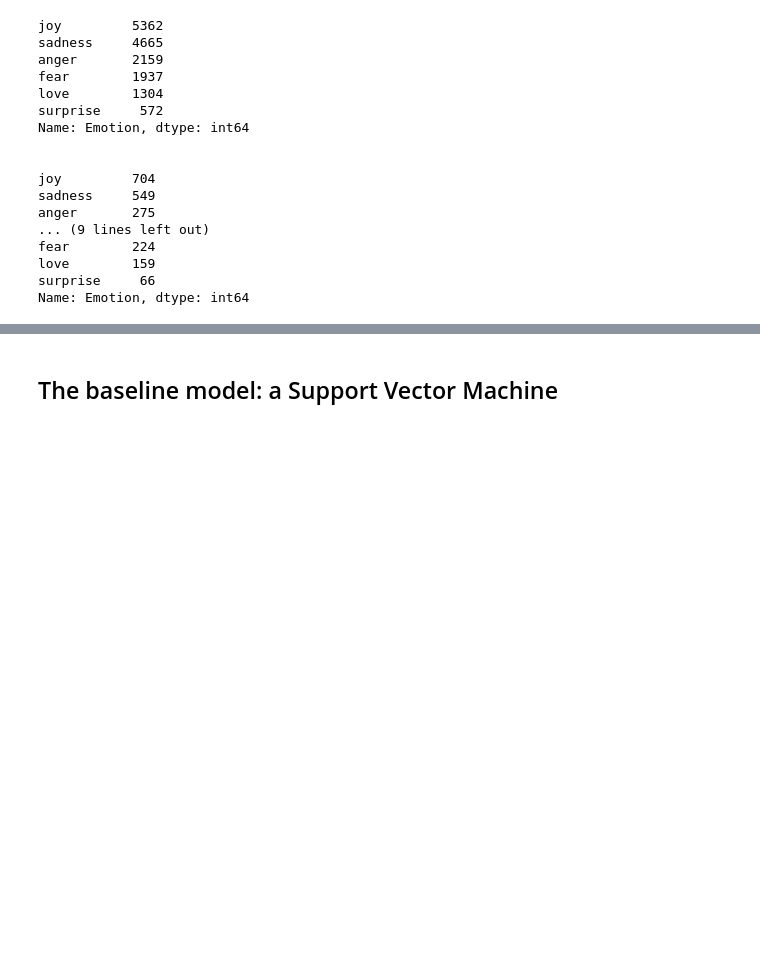
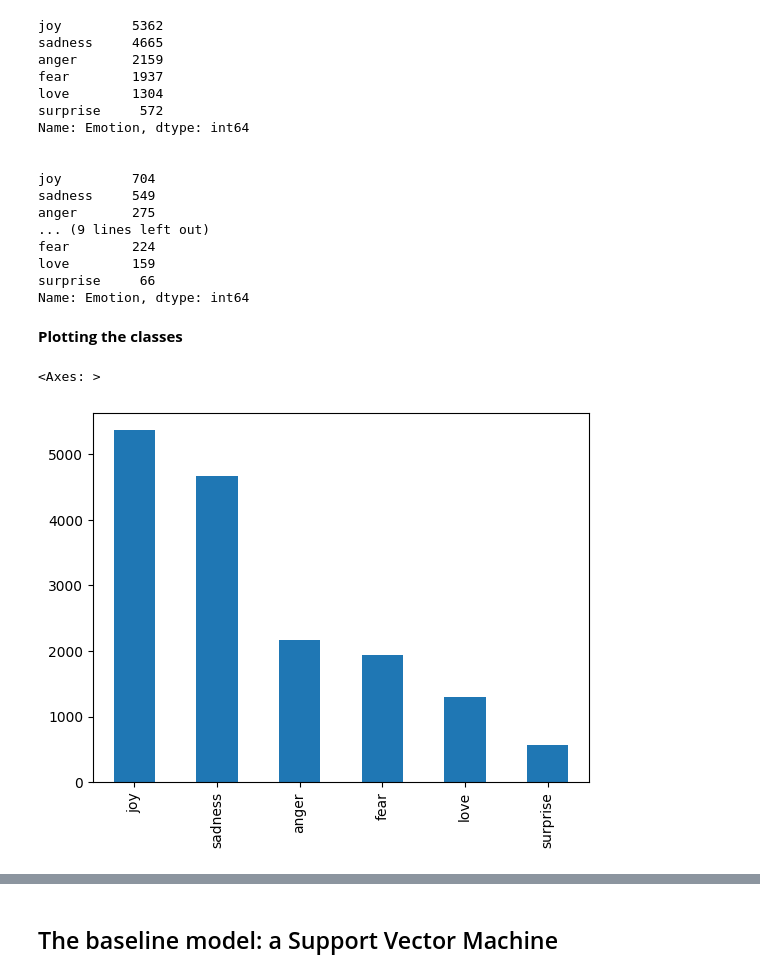
Before and after one commit to gmunda97/emotion_classification, a Jupyter notebook: jupyter_notebooks/support_vector_machine.ipynb, the cells around one changed output, grey strips where cells are left out. Cells and saved outputs as stored; diff of their text form; code cells hidden in the pictures; blank space fills up the shorter version.

Commit message:
Plotting classe in dataset

```diff
--- a/jupyter_notebooks/support_vector_machine.ipynb
+++ b/jupyter_notebooks/support_vector_machine.ipynb
@@ -53,3 +53,10 @@ fear        224
 love        159
 surprise     66
 Name: Emotion, dtype: int64
+# %% [markdown]
+**Plotting the classes**
+# %%
+df_train["Emotion"].value_counts().plot(kind="bar")
+# %% [output]
+<Axes: >
+[figure, added]
```
Also changed, not shown: parts of 2 cells of this notebook.
